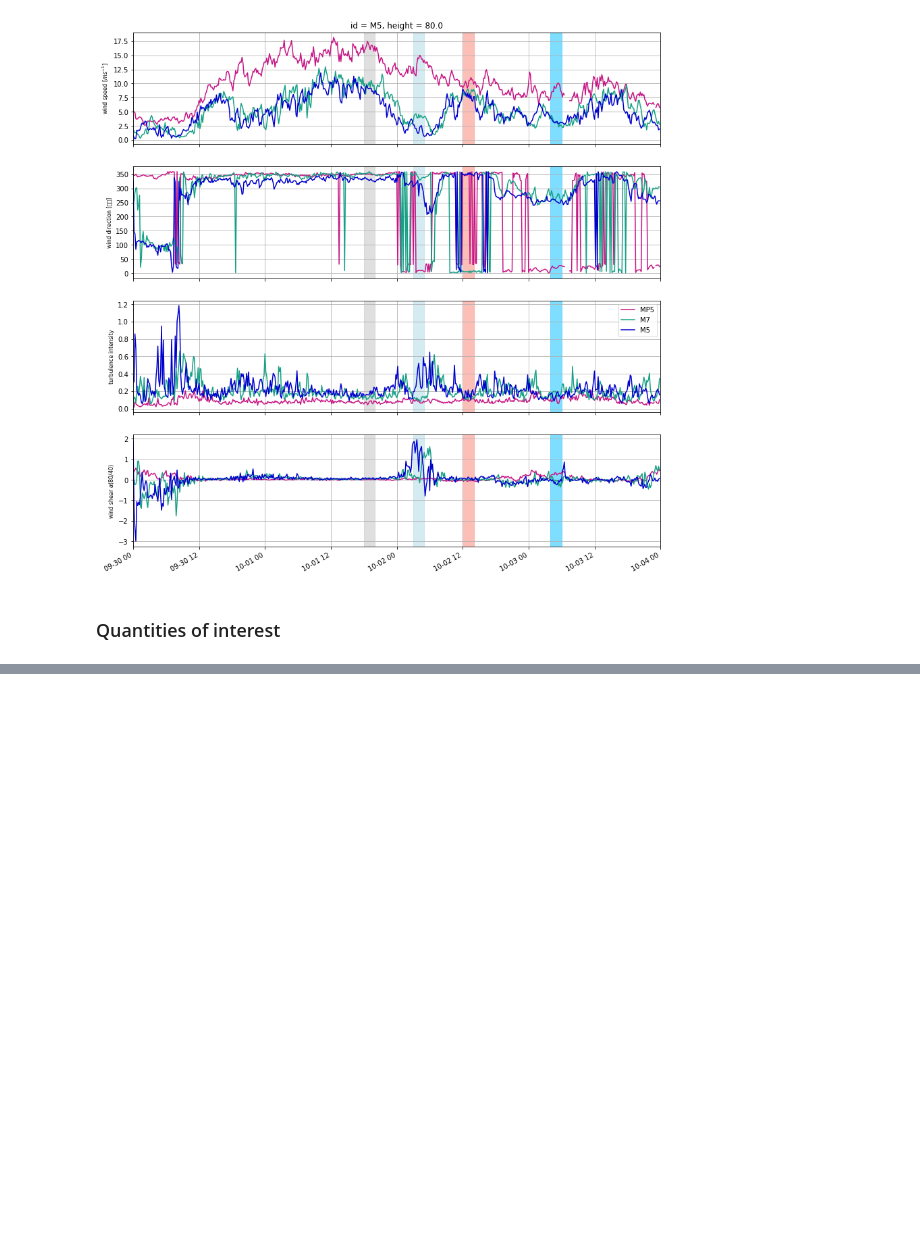
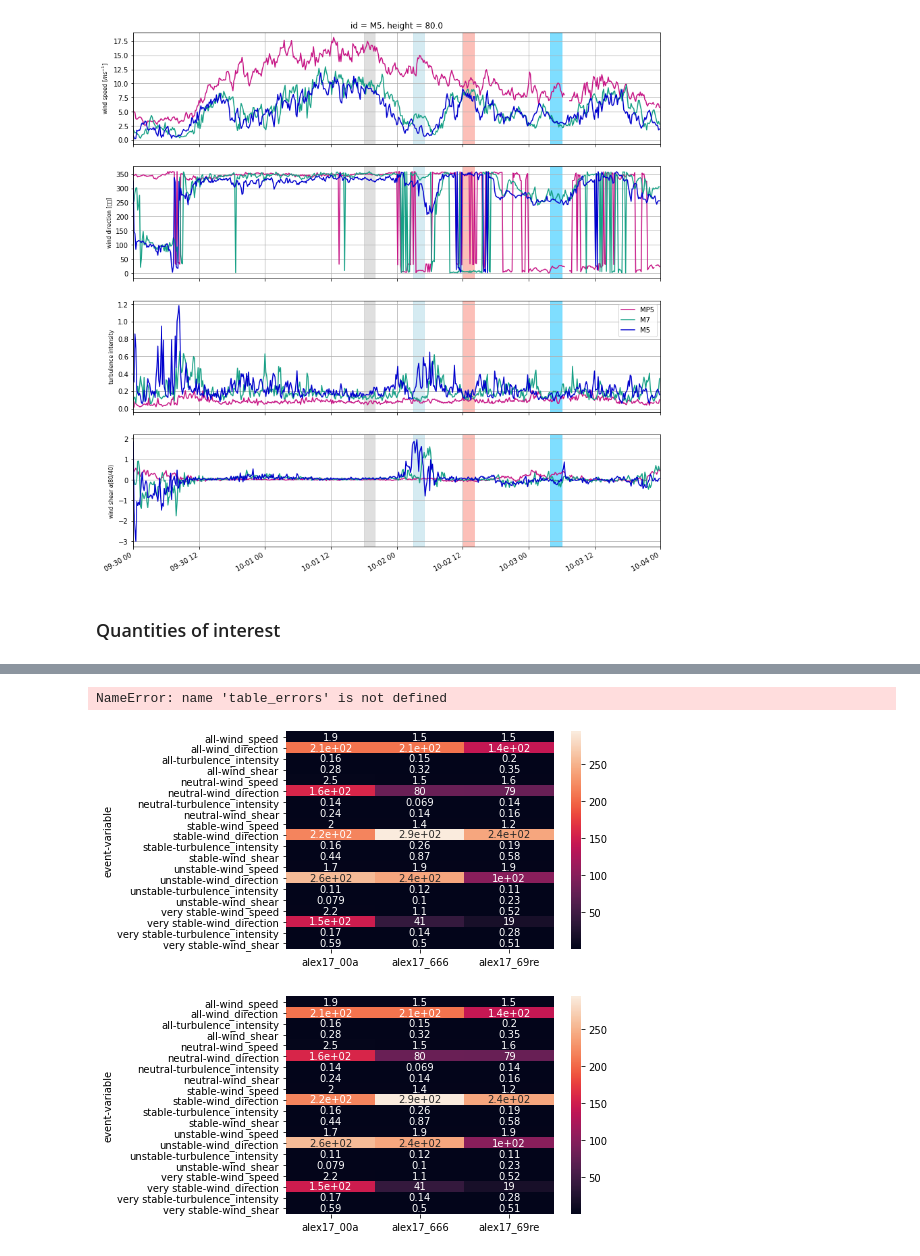
Before and after one commit to jsrodrigo/alex17, a Jupyter notebook: ALEX17_DiurnalCycles_Benchmark.ipynb, the cells around one changed output, grey strips where cells are left out. Drawn from its saved outputs; the diff is of its cells as text; code cells hidden in the pictures; blank space fills up the shorter version.

```diff
--- a/ALEX17_DiurnalCycles_Benchmark.ipynb
+++ b/ALEX17_DiurnalCycles_Benchmark.ipynb
@@ -47,4 +53,11 @@ sims = pd.read_csv(Path('./outputs')/(sim_list_file+'.csv'), comment='#')
 # %%
+# Choose whether to save tables and figures as png files
+saveFigures = False
+saveTables  = False
+
+# set the desired dip for image quality (if saveFigures is True)
+dpi_fig = 100
+
 # set paths of output files and input observations
 observations_path   = Path('./observations')
 output_path_figures = Path('./output_figures') / sim_list_file
@@ -211,0 +239,19 @@ NameError: name 'events_qois_vs_masts_table' is not defined
+# %%
+# set the mast and heigth to use as reference
+mastID = 'M7'
+h = 80
+
+WDbins = np.arange(-5.,360.+5.,10)  # wind direction bins (12 sectors)
+WDbins_label = np.array([str(k+1) for k in range(36)])
+
+zLbins = np.array([-0.2,-0.02, 0.02, 0.2])      # 3 stability bins
+zLbins_label = np.array(['u','n','s'])
+
+bins_label = [WDbins_label, zLbins_label]
+
+WDref = masts_obs.wind_direction.sel(id = mastID, height = h)
+Sref = masts_obs.wind_speed.sel(id = mastID, height = h)
+zLref = masts_obs.stability.sel(id = mastID, height = 10)
+
+N_WDzL, binmap = WDzL_bins(WDref,zLref,Sref,'count',[WDbins, zLbins],[WDbins_label, zLbins_label],plot = False)
+N_WDzL.T
@@ -211,0 +264,13 @@ NameError: name 'events_qois_vs_masts_table' is not defined
+# %%
+# main statistics from the observations at all masts
+for h in masts_obs.height:
+    height = 80.
+    obs_table = table_statistics_mast(events, masts_obs, h)
+    save_dftable(saveTables, obs_table, output_path_figures, 'Observation_statistics_'+str(int(h))+'m')
+
+qoi = ['wind_speed', 'wind_direction', 'turbulence_intensity','wind_shear']
+bias_table, mae_table = table_overall_errors(events, masts_obs, masts_sim, qoi, output_path_figures)
+# %% [output]
+NameError: name 'table_errors' is not defined
+[figure, added]
+[figure, added]
```
Also changed, not shown: parts of 19 cells of this notebook, 8 other files.
